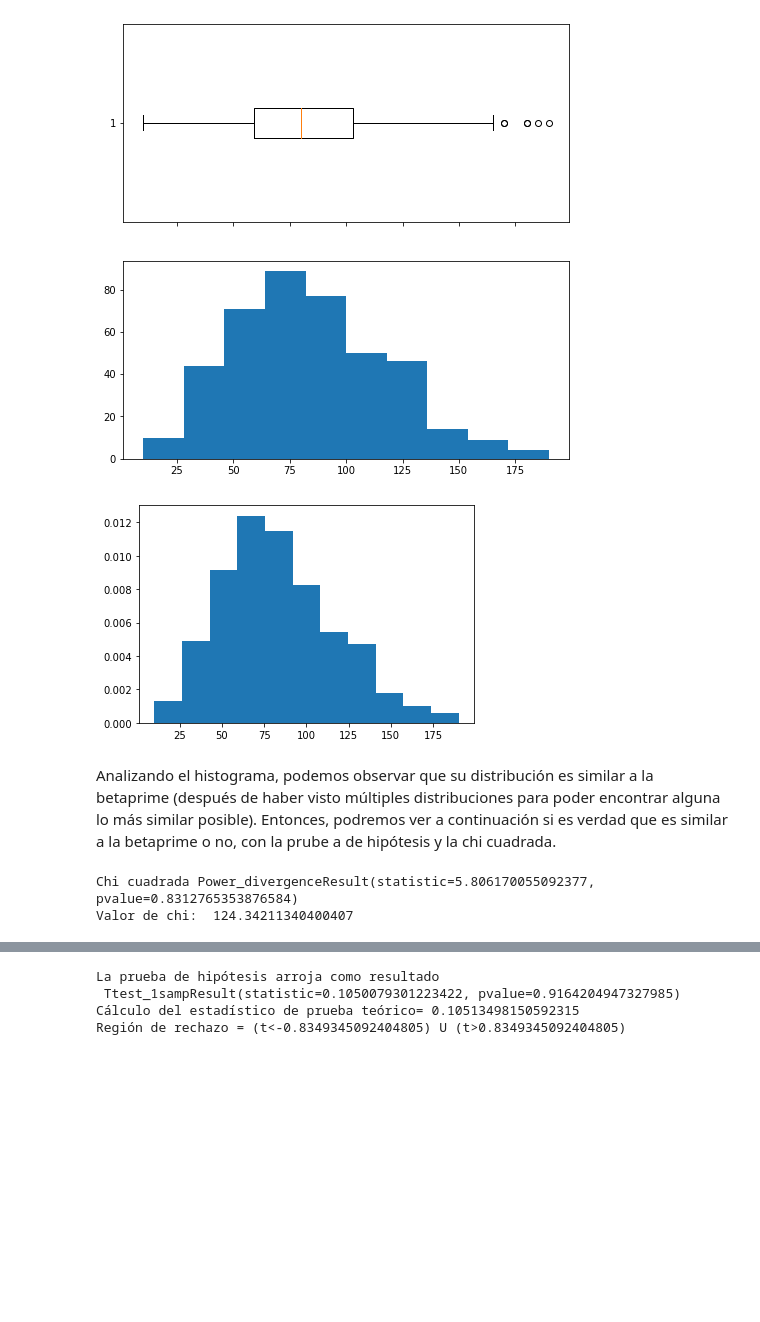
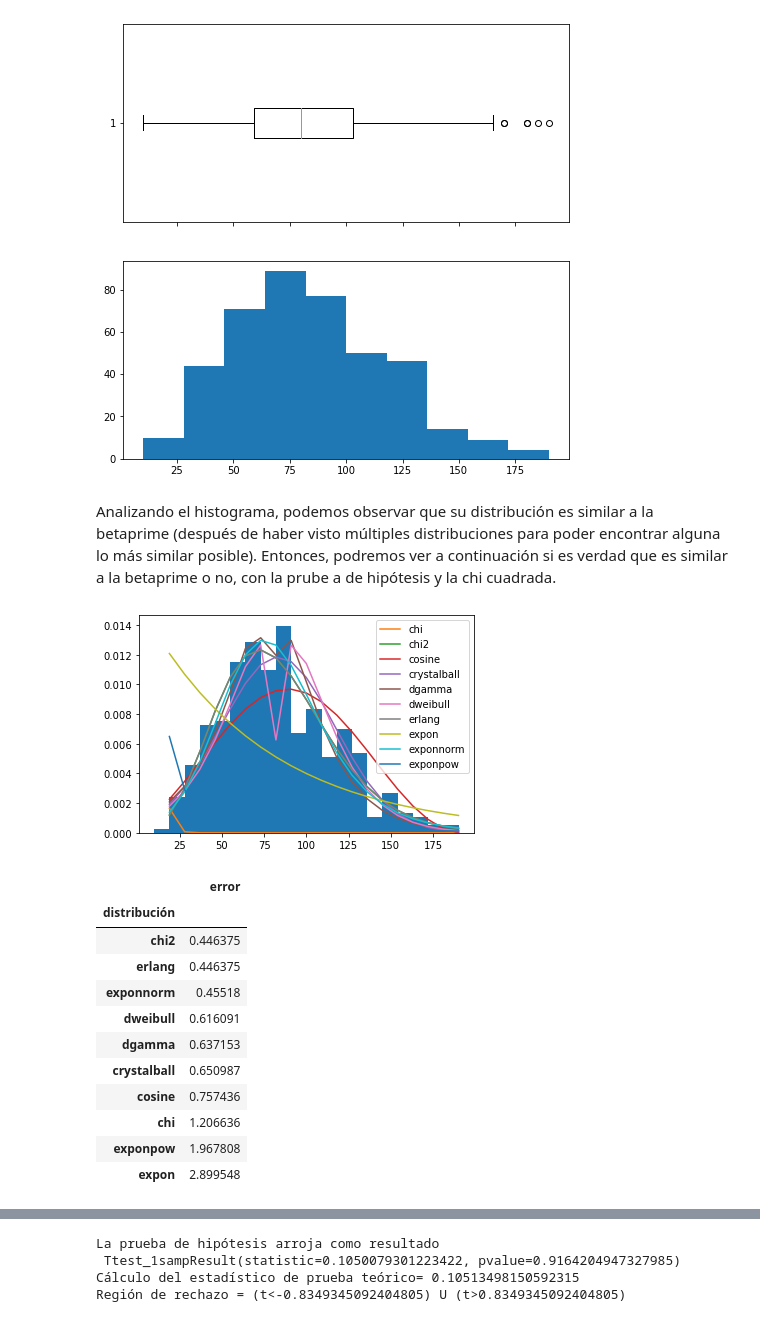
Before and after one commit to JuanPrdz/Proyecto_tema2_JPRodriguez_ARamirez_SRomero, a Jupyter notebook: El_bueno.ipynb, the cells around one changed output, grey strips where cells are left out. Cells and saved outputs as stored; diff of their text form; code cells hidden in the pictures; blank space fills up the shorter version.

```diff
--- a/El_bueno.ipynb
+++ b/El_bueno.ipynb
@@ -174,32 +171,42 @@ ax2.hist(ataque,bins = 10)
 plt.show()
 # %% [output]
 [figure]
-# %%
-# Asignamos a variables y: Valores de probabilidad de incidencia, x: Valores posibles en el ataque teniendo
-# en cuenta los bins en lo que se puede dividir, b: los bins en los que dividimos el histograma
-y, x ,b = plt.hist(ataque, bins=11, density=True)
-x = x[1:]
-# %% [output]
-[figure, removed]
 # %% [markdown]
 Analizando el histograma, podemos observar que su distribución es similar a la betaprime (después de haber visto múltiples distribuciones para poder encontrar alguna lo más similar posible). Entonces, podremos ver a continuación si es verdad que es similar a la betaprime o no, con la prube a de hipótesis y la chi cuadrada.
-# %%
-# Pruebas de hipóstesis y chi cuadrada
-
-# Parámetros para los valores de x previamente definidos
-params = st.betaprime.fit(x)
-dist_prime = st.betaprime.pdf(x,*params)
-
-# Utilizamos Chi-cuadrada
-media_teorica = x*dist_prime
-x_2 = st.chisquare(y, media_teorica,ddof=0)
-print('Chi cuadrada', x_2)
-
-#Grados de libertad
-gdl = (len(x)-1)*(len(y)-1)
-
-chi = st.chi2.ppf(q=0.95, df=gdl)
-print('Valor de chi: ', chi)
-# %% [output]
-Chi cuadrada Power_divergenceResult(statistic=5.806170055092377, pvalue=0.8312765353876584)
-Valor de chi:  124.34211340400407
+# %%
+d_continuas = [d for d in dir(st) if isinstance(getattr(st, d), getattr(st, "rv_continuous"))]
+
+y, x, _ = plt.hist(ataque, bins=20, density=True)
+x = x[1:]
+
+error = pd.DataFrame(columns = ["distribución", "error"])
+i = 0
+
+for d in d_continuas[10:20]:
+    try:
+        params = getattr(st, d).fit(ataque)
+        y_hat = getattr(st, d)(*params).pdf(x)
+        error.loc[i, :] = [d, np.mean(np.abs((y - y_hat)/y))] #Error MAPE
+        plt.plot(x, y_hat, label = d)
+        i += 1
+    except:
+        pass
+plt.legend()
+plt.show()
+
+error.set_index("distribución", inplace=True)
+error.sort_values("error")
+# %% [output]
+[figure, added]
+|  | error |
+| distribución |  |
+| chi2 | 0.446375 |
+| erlang | 0.446375 |
+| exponnorm | 0.45518 |
+| dweibull | 0.616091 |
+| dgamma | 0.637153 |
+| crystalball | 0.650987 |
+| cosine | 0.757436 |
+| chi | 1.206636 |
+| exponpow | 1.967808 |
+| expon | 2.899548 |
```
Also changed, not shown: parts of 14 cells of this notebook.
